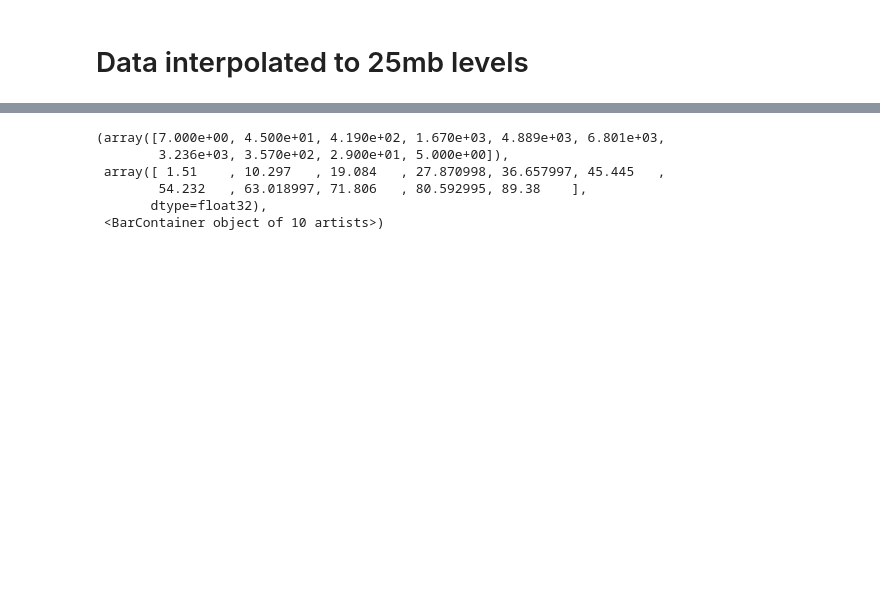
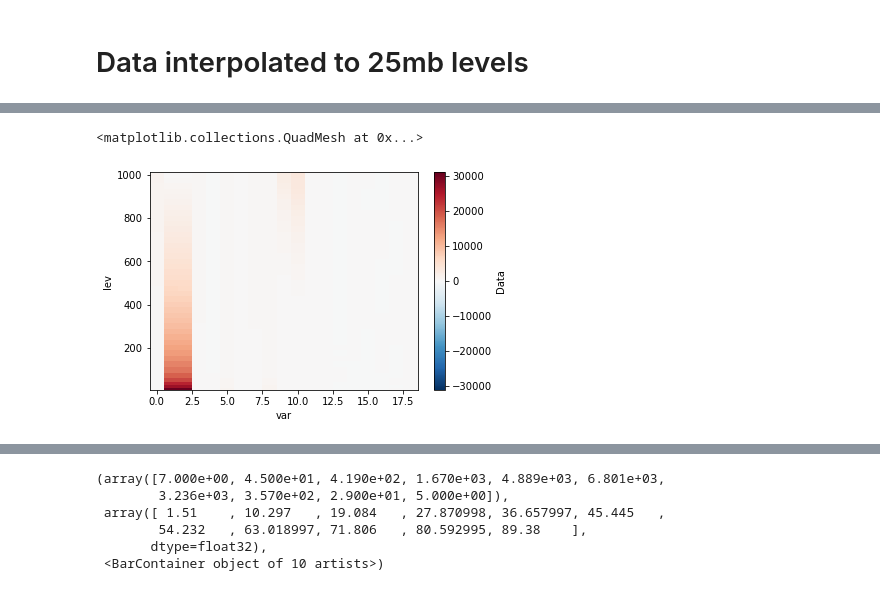
Before and after one commit to MPOcanes/MPO624_2022, a Jupyter notebook: Notebooks/Brian_India_Soundings.ipynb, the cells around one changed output, grey strips where cells are left out. Saved outputs shown, nothing was run; the diff lists cells and outputs as text; code cells hidden in the pictures; blank space fills up the shorter version.

```diff
--- a/Notebooks/Brian_India_Soundings.ipynb
+++ b/Notebooks/Brian_India_Soundings.ipynb
@@ -62,3 +143,8 @@ Data variables: (12/25)
+# %%
+ds25.Data.mean(dim='time')[:,:].plot()
+# %% [output]
+<matplotlib.collections.QuadMesh at 0x...>
+[figure, added]
 # %%
 ds25.FrzPress.plot.hist()
 # %% [output]
```
Also changed, not shown: parts of 23 cells of this notebook, 8 other files.
